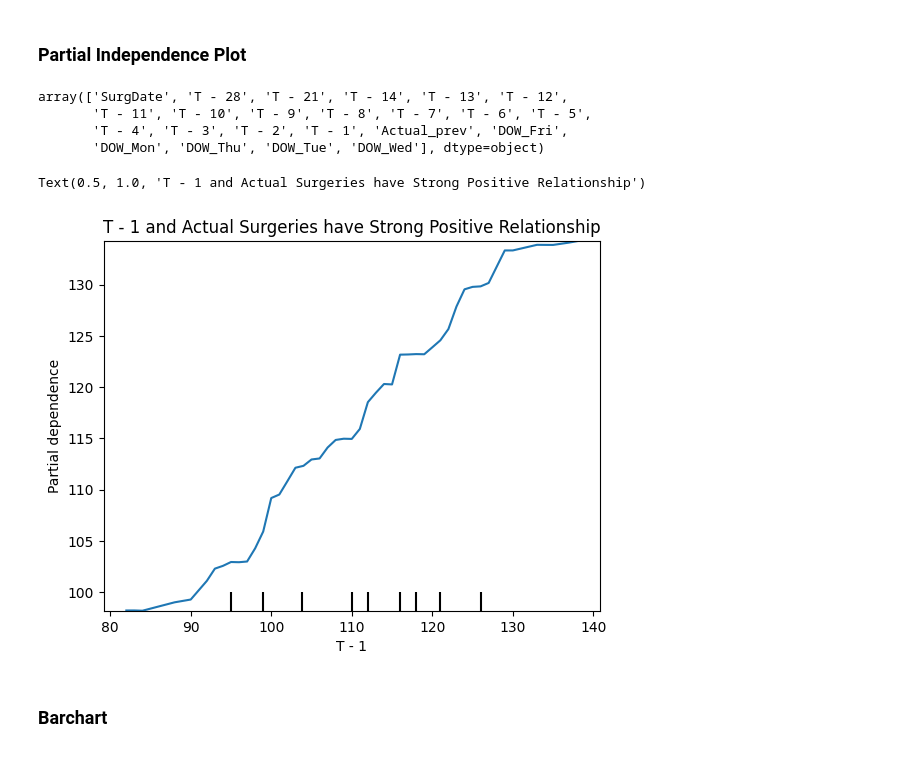
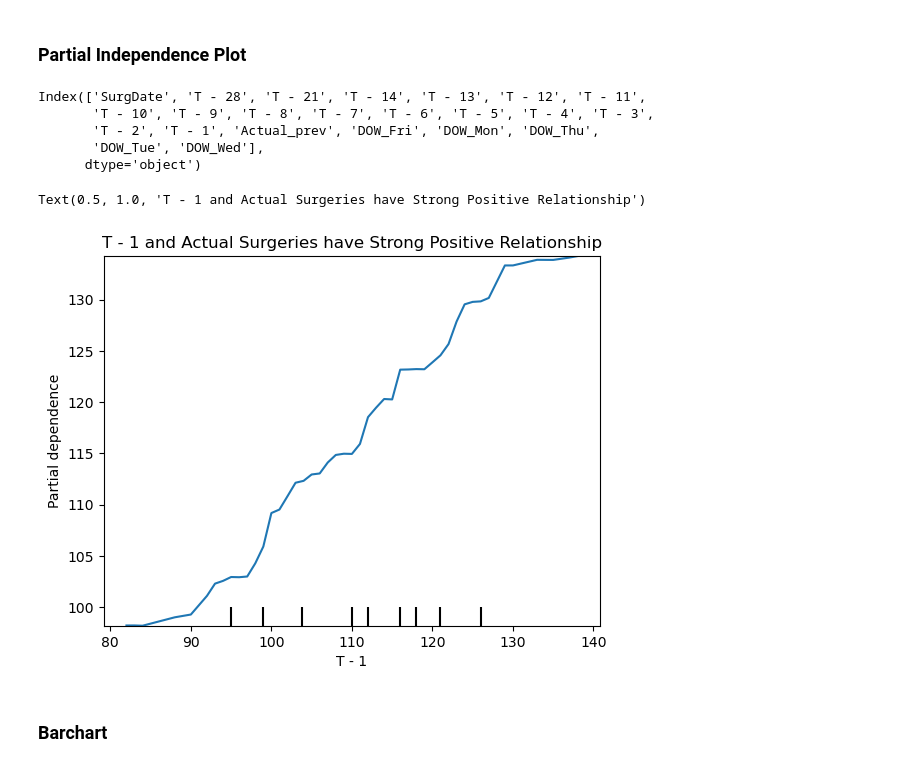
Before and after one commit to HenryLiang-123/MSiA_410, a Jupyter notebook: HW2.ipynb, the cells around one changed output. Cells and saved outputs as stored; diff of their text form; code cells hidden in the pictures.

```diff
--- a/HW2.ipynb
+++ b/HW2.ipynb
@@ -140,25 +131,26 @@ forest_importances.plot(kind = 'barh', title = "Variable Importance")
 [figure]
 # %% [markdown]
 ### Partial Independence Plot
-# %%
-rf.feature_names_in_
-# %% [output]
-array(['SurgDate', 'T - 28', 'T - 21', 'T - 14', 'T - 13', 'T - 12',
-       'T - 11', 'T - 10', 'T - 9', 'T - 8', 'T - 7', 'T - 6', 'T - 5',
-       'T - 4', 'T - 3', 'T - 2', 'T - 1', 'Actual_prev', 'DOW_Fri',
-       'DOW_Mon', 'DOW_Thu', 'DOW_Tue', 'DOW_Wed'], dtype=object)
+# %%
+train_x.columns
+# %% [output]
+Index(['SurgDate', 'T - 28', 'T - 21', 'T - 14', 'T - 13', 'T - 12', 'T - 11',
+       'T - 10', 'T - 9', 'T - 8', 'T - 7', 'T - 6', 'T - 5', 'T - 4', 'T - 3',
+       'T - 2', 'T - 1', 'Actual_prev', 'DOW_Fri', 'DOW_Mon', 'DOW_Thu',
+       'DOW_Tue', 'DOW_Wed'],
+      dtype='object')
 # %%
 from sklearn.inspection import plot_partial_dependence, PartialDependenceDisplay
 import matplotlib.pyplot as plt
 
 # Change the feature_index to the index of the feature you would like to see
 # Shows relationship between chosen feature and number of actual surgeries.
 feature_index = 16 # T-1
-pdp = plot_partial_dependence(rf, train_x, [feature_index], feature_names=rf.feature_names_in_)
+pdp = plot_partial_dependence(rf, train_x, [feature_index], feature_names=train_x.columns)
 pdp.axes_[0][0].set_title("T - 1 and Actual Surgeries have Strong Positive Relationship")
 # %% [output]
 Text(0.5, 1.0, 'T - 1 and Actual Surgeries have Strong Positive Relationship')
-[figure, old version]
+[figure, new version]
 # %% [markdown]
 ### Barchart
 # %%
```
Also changed, not shown: parts of 5 cells of this notebook.
